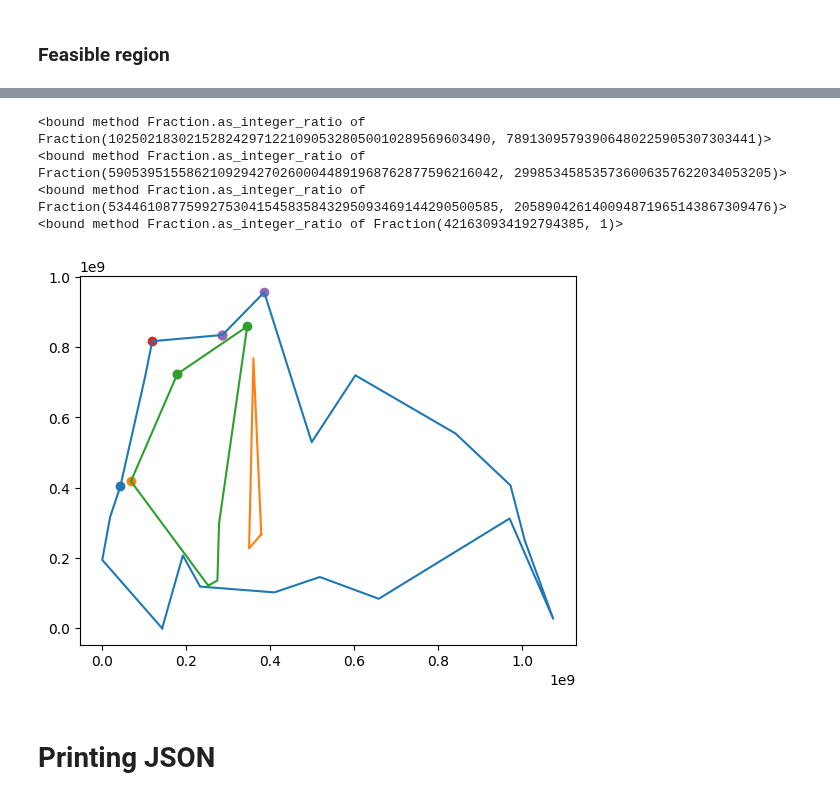
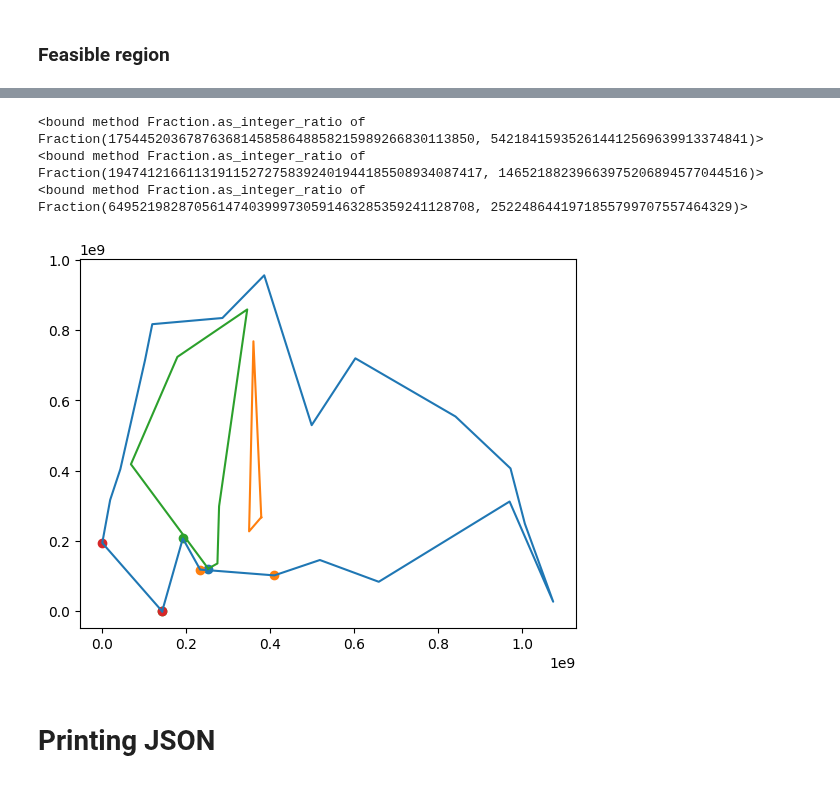
Before and after one commit to theodle/2IMA15-project, a Jupyter notebook: prototyping.ipynb, the cells around one changed output, grey strips where cells are left out. Drawn from its saved outputs; the diff is of its cells as text; code cells hidden in the pictures.

```diff
--- a/prototyping.ipynb
+++ b/prototyping.ipynb
@@ -603,9 +603,9 @@ def handle_event(p: Point, r: Point, status):
     # sort the status on the distance of the intersection point of the sweepline to the edge
     status.sort(key=lambda e : e[1])
 
-    if len(status) == 0:
-        print(p.coordinate)
-        return status, reportThis
+    # if len(status) == 0:
+    #     print(p.coordinate)
+    #     return status, reportThis
 
     reportThis |= (pointequals(status[0][0].pt1, p) or pointequals(status[0][0].pt2, p))
 
@@ -715,7 +739,7 @@ def feasible_region(r: Point, polygon: Polygon):
 
     return report, STATUS_OVER_TIME
 # %%
-reflex = refl[7]
+reflex = refl[15]
 FR, stat_at = feasible_region(reflex, poly)
 print(len(FR))
 # %% [output]
@@ -751,22 +770,21 @@ plt.show()
 # %%
 polygon_plt()
 
 plt.scatter(reflex.coordinate[0], reflex.coordinate[1])
 
-for e,d in stat_at[22]:
+for e,d in stat_at[0]:
     # print(intersection_point(Edge(refl[1], e.pt2, None), e)[0].coordinate)
     print(d.as_integer_ratio)
     xs = [e.pt1.coordinate[0], e.pt2.coordinate[0]]
     ys = [e.pt1.coordinate[1], e.pt2.coordinate[1]]
     plt.scatter(xs,ys)
 
 plt.show()
 # %% [output]
-<bound method Fraction.as_integer_ratio of Fraction(1025021830215282429712210905328050010289569603490, 78913095793906480225905307303441)>
-<bound method Fraction.as_integer_ratio of Fraction(59053951558621092942702600044891968762877596216042, 299853458535736006357622034053205)>
-<bound method Fraction.as_integer_ratio of Fraction(53446108775992753041545835843295093469144290500585, 205890426140094871965143867309476)>
-<bound method Fraction.as_integer_ratio of Fraction(421630934192794385, 1)>
+<bound method Fraction.as_integer_ratio of Fraction(17544520367876368145858648858215989266830113850, 542184159352614412569639913374841)>
+<bound method Fraction.as_integer_ratio of Fraction(194741216611319115272758392401944185508934087417, 14652188239663975206894577044516)>
+<bound method Fraction.as_integer_ratio of Fraction(64952198287056147403999730591463285359241128708, 2522486441971855799707557464329)>
-[figure, old version]
+[figure, new version]
 # %% [markdown]
 # Printing JSON
 # %%
```
Also changed, not shown: parts of 3 cells of this notebook.
